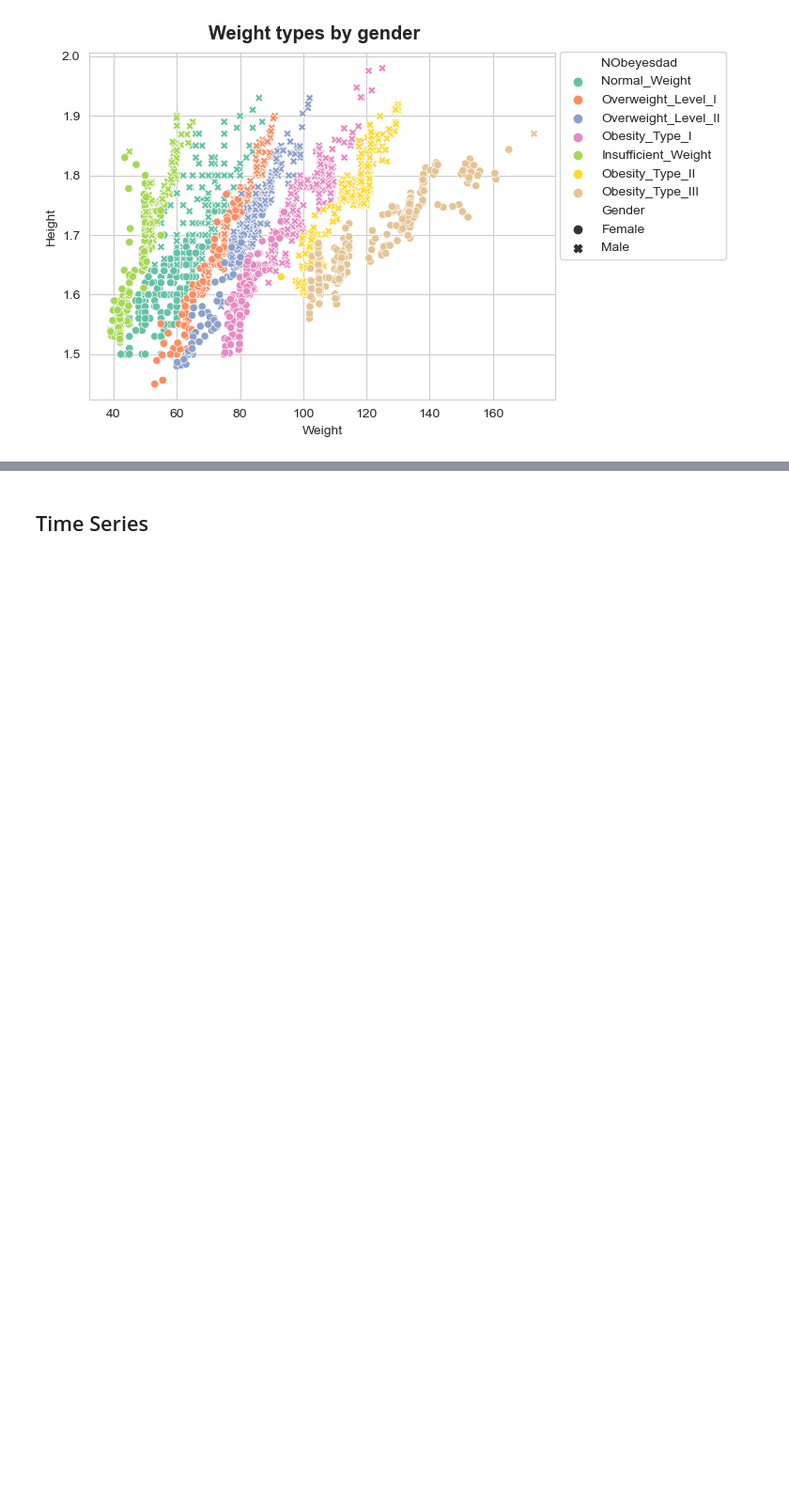
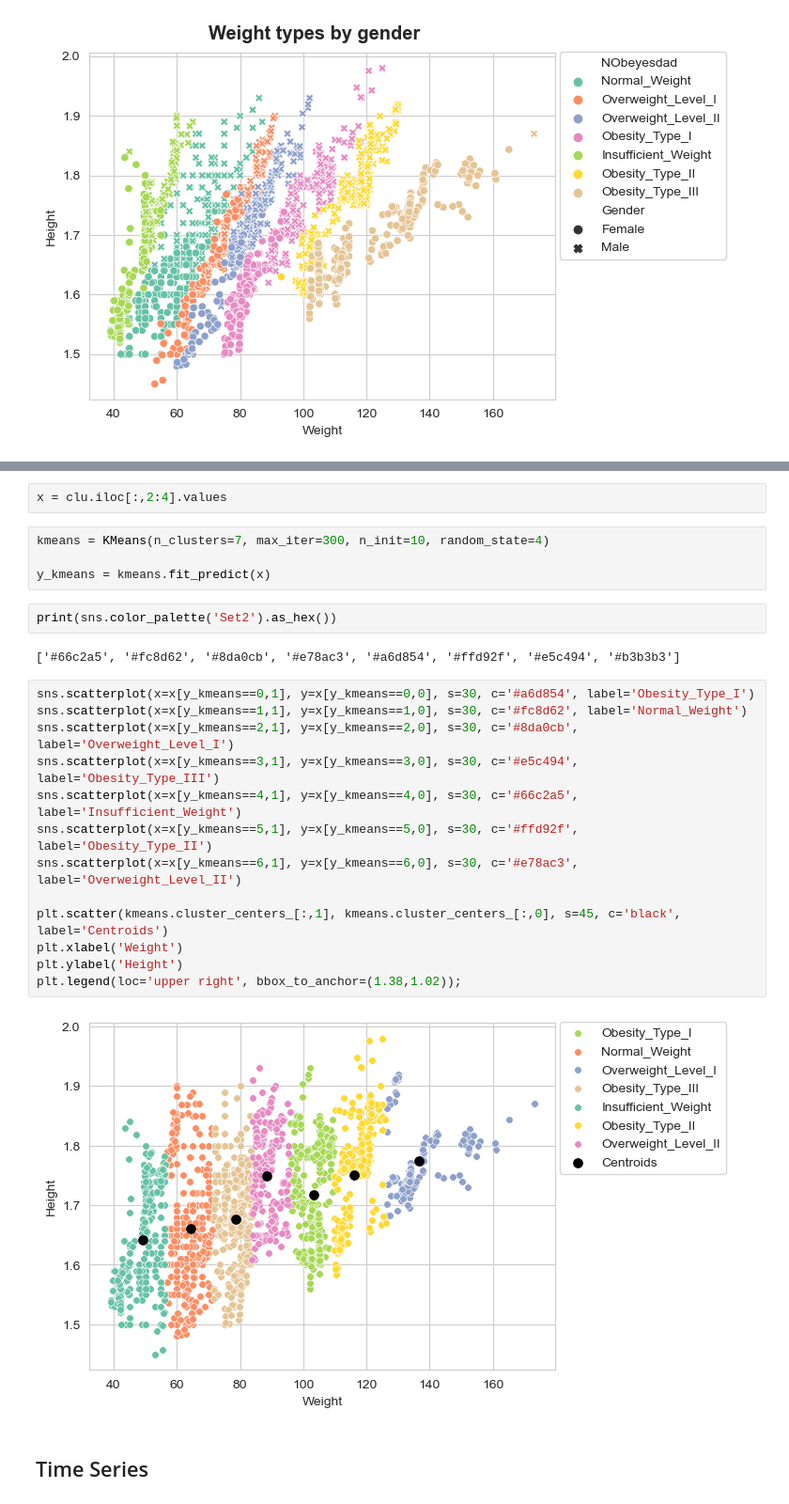
Before and after one commit to LeopoldoCCT/ML_ForBusiness, a Jupyter notebook: LeopoldoRojoRomero_ML_ForBusiness_ CA1Project.ipynb, the cells around one changed output, grey strips where cells are left out. Shown at 94% size. Cells and saved outputs as stored; diff of their text form; blank space fills up the shorter version.

Commit message:
K-means clustering

```diff
--- a/LeopoldoRojoRomero_ML_ForBusiness_ CA1Project.ipynb
+++ b/LeopoldoRojoRomero_ML_ForBusiness_ CA1Project.ipynb
@@ -182,3 +203,28 @@ plt.legend(loc='upper right', bbox_to_anchor=(1.38,1.02));
+# %%
+x = clu.iloc[:,2:4].values
+# %%
+kmeans = KMeans(n_clusters=7, max_iter=300, n_init=10, random_state=4)
+
+y_kmeans = kmeans.fit_predict(x)
+# %%
+print(sns.color_palette('Set2').as_hex())
+# %% [output]
+['#66c2a5', '#fc8d62', '#8da0cb', '#e78ac3', '#a6d854', '#ffd92f', '#e5c494', '#b3b3b3']
+# %%
+sns.scatterplot(x=x[y_kmeans==0,1], y=x[y_kmeans==0,0], s=30, c='#a6d854', label='Obesity_Type_I')
+sns.scatterplot(x=x[y_kmeans==1,1], y=x[y_kmeans==1,0], s=30, c='#fc8d62', label='Normal_Weight')
+sns.scatterplot(x=x[y_kmeans==2,1], y=x[y_kmeans==2,0], s=30, c='#8da0cb', label='Overweight_Level_I')
+sns.scatterplot(x=x[y_kmeans==3,1], y=x[y_kmeans==3,0], s=30, c='#e5c494', label='Obesity_Type_III')
+sns.scatterplot(x=x[y_kmeans==4,1], y=x[y_kmeans==4,0], s=30, c='#66c2a5', label='Insufficient_Weight')
+sns.scatterplot(x=x[y_kmeans==5,1], y=x[y_kmeans==5,0], s=30, c='#ffd92f', label='Obesity_Type_II')
+sns.scatterplot(x=x[y_kmeans==6,1], y=x[y_kmeans==6,0], s=30, c='#e78ac3', label='Overweight_Level_II')
+
+plt.scatter(kmeans.cluster_centers_[:,1], kmeans.cluster_centers_[:,0], s=45, c='black', label='Centroids')
+plt.xlabel('Weight')
+plt.ylabel('Height')
+plt.legend(loc='upper right', bbox_to_anchor=(1.38,1.02));
+# %% [output]
+[figure, added]
 # %% [markdown]
 ## Time Series
 # %% [markdown]
```
Also changed, not shown: parts of 7 cells of this notebook.
